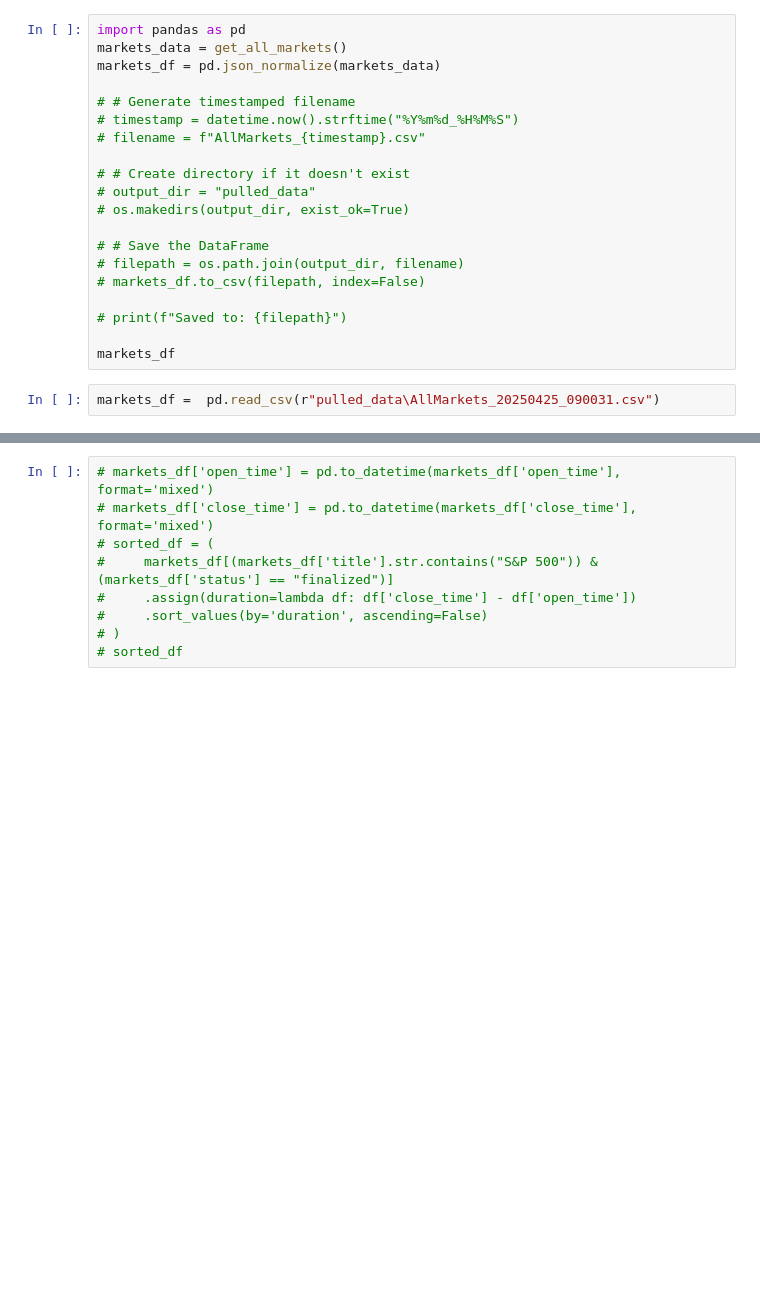
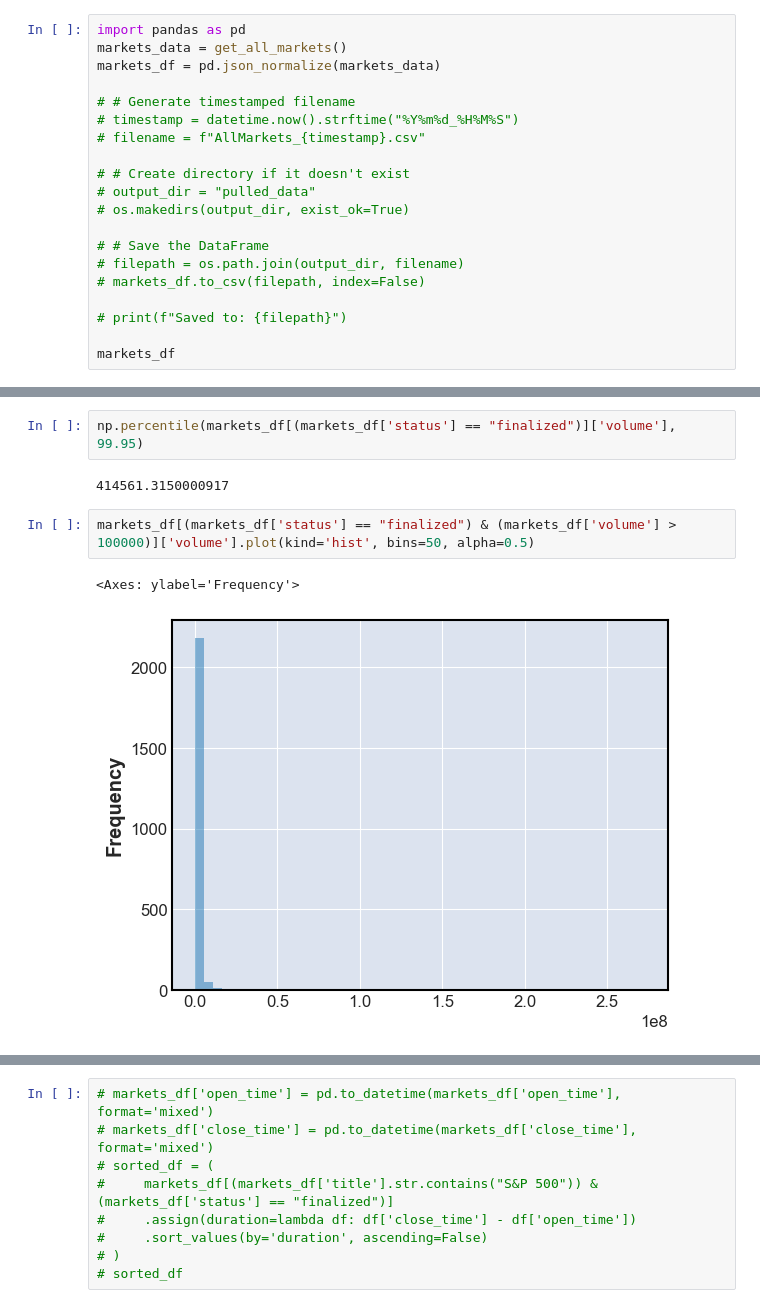
Before and after one commit to NiccoloComati/pjts, a Jupyter notebook: 10. Kalshi/main.ipynb, the cells around one changed output, grey strips where cells are left out. Saved outputs shown, nothing was run; the diff lists cells and outputs as text; blank space fills up the shorter version.

```diff
--- a/10. Kalshi/main.ipynb
+++ b/10. Kalshi/main.ipynb
@@ -750,5 +751,3 @@ markets_df = pd.json_normalize(markets_data)
 # print(f"Saved to: {filepath}")
 
 markets_df
-# %%
-markets_df =  pd.read_csv(r"pulled_data\AllMarkets_20250425_090031.csv")
@@ -754,0 +789,9 @@ markets_df =  pd.read_csv(r"pulled_data\AllMarkets_20250425_090031.csv")
+# %%
+np.percentile(markets_df[(markets_df['status'] == "finalized")]['volume'], 99.95)
+# %% [output]
+414561.3150000917
+# %%
+markets_df[(markets_df['status'] == "finalized") & (markets_df['volume'] > 100000)]['volume'].plot(kind='hist', bins=50, alpha=0.5)
+# %% [output]
+<Axes: ylabel='Frequency'>
+[figure, added]
```
Also changed, not shown: parts of 6 cells of this notebook, 1 other file.
